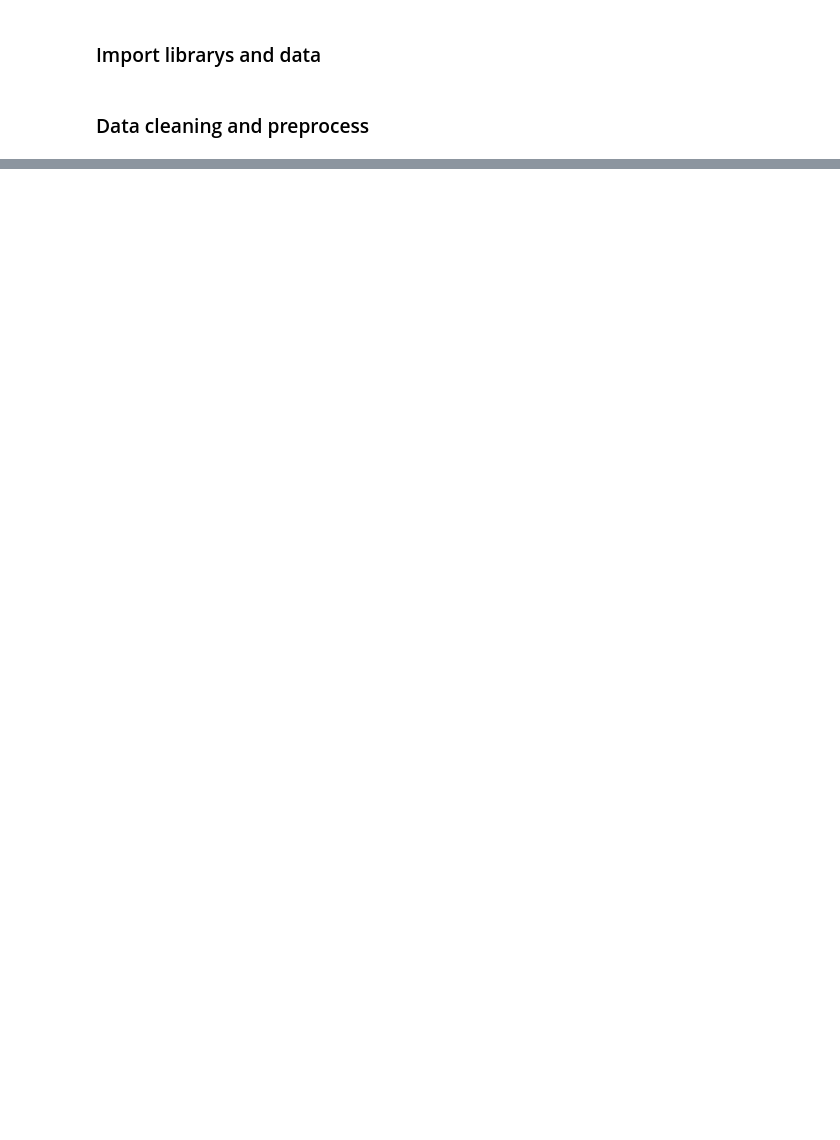
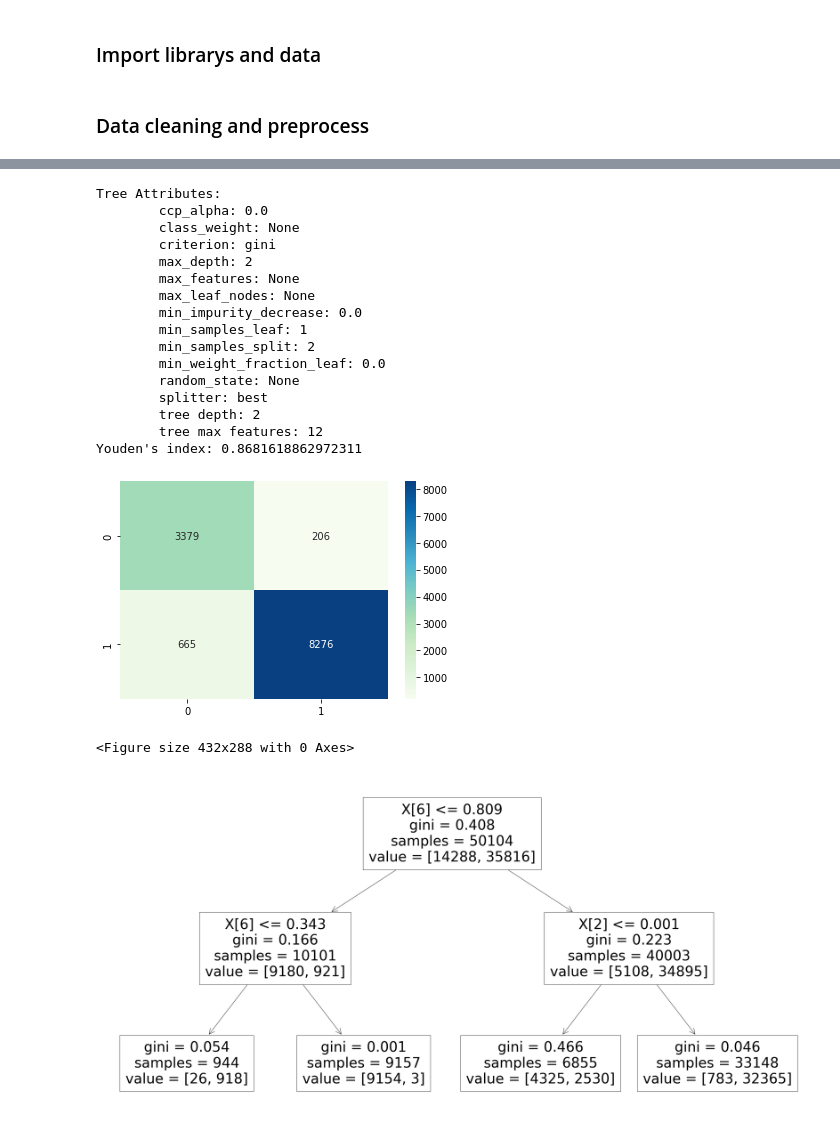
Before and after one commit to DimensionPrism/CSCI-4962-Projects-in-ML-and-AI, a Jupyter notebook: HW2/Homework2.ipynb, the cells around one changed output, grey strips where cells are left out. Drawn from its saved outputs; the diff is of its cells as text; code cells hidden in the pictures; blank space fills up the shorter version.

```diff
--- a/HW2/Homework2.ipynb
+++ b/HW2/Homework2.ipynb
@@ -344,0 +237,62 @@ def evaluate(clf, X, Y, cv, scoring='accuracy', n_jobs=-1, error_score='raise'):
+# %%
+# params
+max_depth = 2
+max_features = None
+
+# train and predict
+decision_tree_clf = build_decision_tree_clf(X_train, Y_train, max_depth=max_depth, max_features=max_features)
+Y_pred_train = predict(decision_tree_clf, X_train)
+Y_pred_test = predict(decision_tree_clf, X_test)
+
+# evaluate train
+accuracy_train = accuracy_score(Y_train, Y_pred_train)
+f1_train = f1_score(Y_train, Y_pred_train)
+confusion_matrix_train = confusion_matrix(Y_train, Y_pred_train)
+
+# evaluate test
+confusion_matrix_test = confusion_matrix(Y_test, Y_pred_test)
+tn, fp, fn, tp = confusion_matrix_test.ravel()
+youden_index = (tp / (tp + fn)) + (tn / (tn + fp)) - 1
+
+# tree attributes
+tree_attrs = decision_tree_clf.get_params()
+tree_depth = decision_tree_clf.get_depth()
+tree_max_features = decision_tree_clf.max_features_
+
+print(f"Tree Attributes:")
+for attr in tree_attrs:
+    print(f"\t{attr}: {tree_attrs[attr]}")
+print(f"\ttree depth: {tree_depth}")
+print(f"\ttree max features: {tree_max_features}")
+print(f"Youden's index: {youden_index}")
+sns.heatmap(confusion_matrix_test, annot=True, cmap='GnBu', fmt='d')
+plt.show()
+plt.clf()
+plt.figure(figsize=(40, 20))
+tree.plot_tree(decision_tree_clf)
+plt.show()
+
+results['cv_accuracy'].append(-1)
+results['experiment'].append('max_depth=2, max_features=12')
+confusion_matrices['max_depth=2'] = confusion_matrix_test
+results['youden_index'].append(youden_index)
+# %% [output]
+Tree Attributes:
+        ccp_alpha: 0.0
+        class_weight: None
+        criterion: gini
+        max_depth: 2
+        max_features: None
+        max_leaf_nodes: None
+        min_impurity_decrease: 0.0
+        min_samples_leaf: 1
+        min_samples_split: 2
+        min_weight_fraction_leaf: 0.0
+        random_state: None
+        splitter: best
+        tree depth: 2
+        tree max features: 12
+Youden's index: 0.8681618862972311
+[figure, added]
+<Figure size 432x288 with 0 Axes>
+[figure, added]
```
Also changed, not shown: parts of 43 cells of this notebook, 1 other file.
